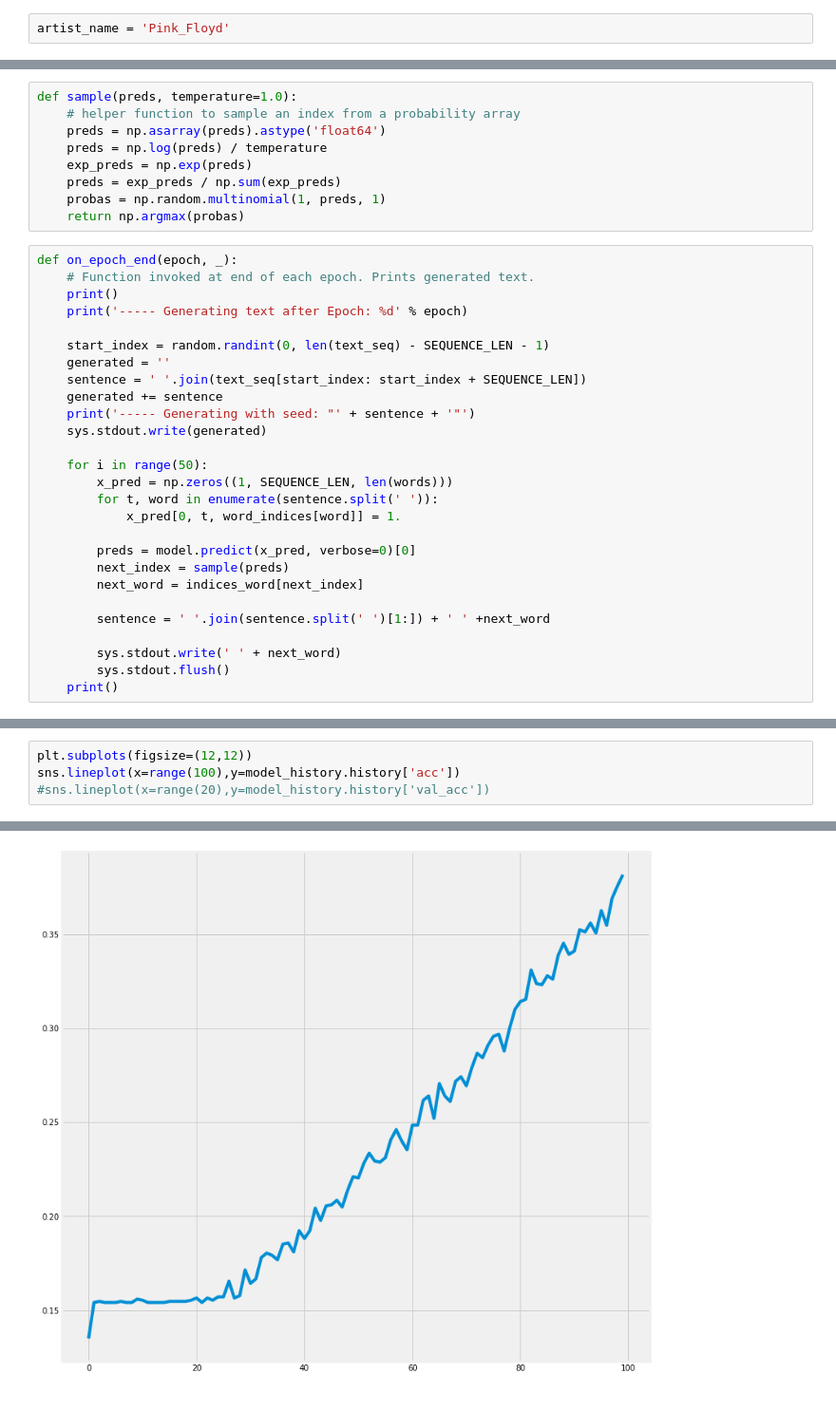
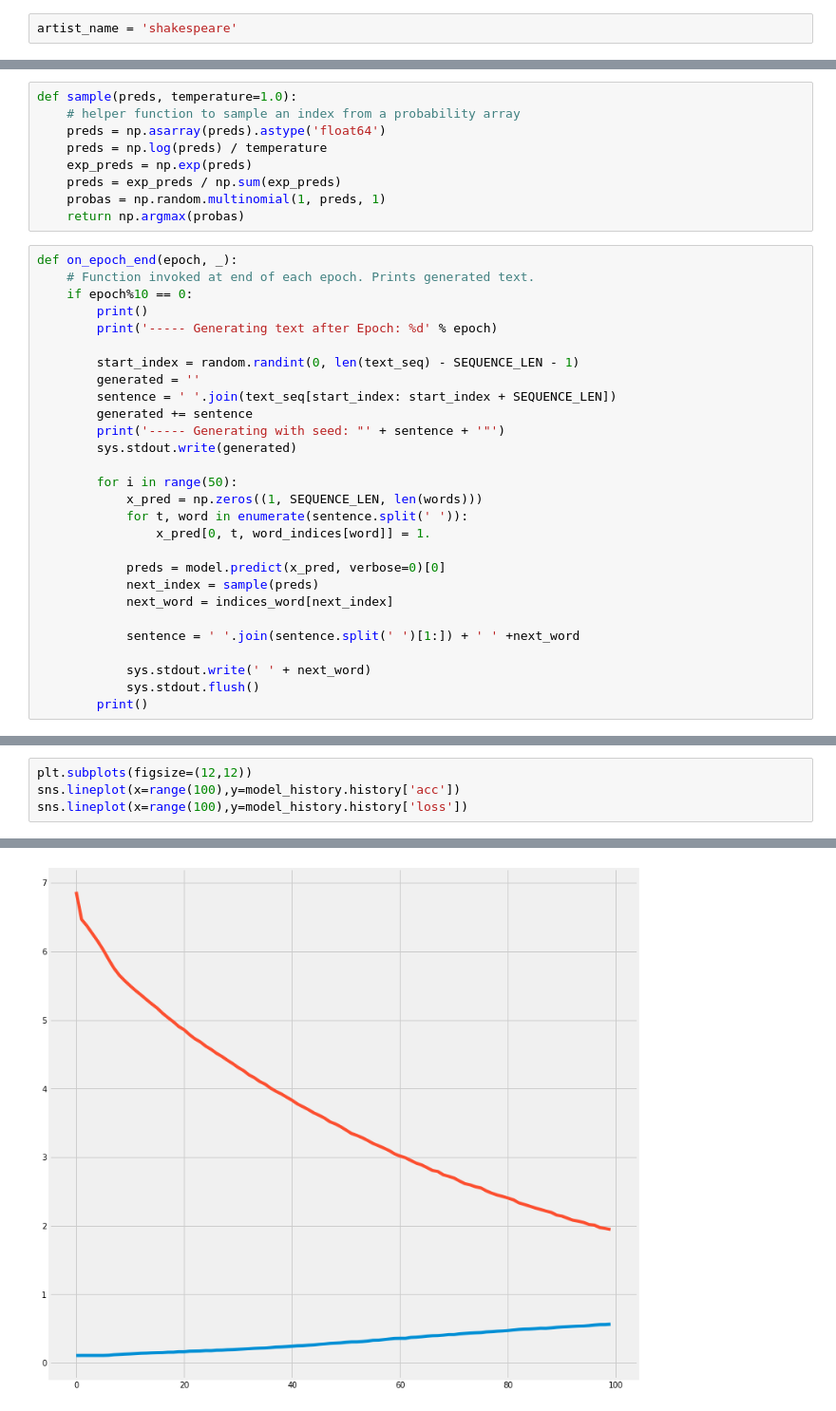
Before and after one commit to Pradhy729/Rap-generator, a Jupyter notebook: Song generator.ipynb, the cells around one changed output, grey strips where cells are left out. Shown at 95% size. Saved outputs shown, nothing was run; the diff lists cells and outputs as text.

Commit message:
Improved model for shakespeare sonnet corpus.
Plotting loss and accurac curves with epoch.

```diff
--- a/Song generator.ipynb
+++ b/Song generator.ipynb
@@ -82,7 +82,7 @@ def create_corpus(artist_name):
     with open(artist_name+"_corpus.txt", "w") as text_file:
         text_file.write(corpus)
 # %%
-artist_name = 'Pink_Floyd'
+artist_name = 'shakespeare'
 # %%
 def get_corpus_sequence(artist_name):
     from pathlib import Path
@@ -226,30 +210,31 @@ def sample(preds, temperature=1.0):
 # %%
 def on_epoch_end(epoch, _):
     # Function invoked at end of each epoch. Prints generated text.
-    print()
-    print('----- Generating text after Epoch: %d' % epoch)
+    if epoch%10 == 0:
+        print()
+        print('----- Generating text after Epoch: %d' % epoch)
 
-    start_index = random.randint(0, len(text_seq) - SEQUENCE_LEN - 1)
-    generated = ''
-    sentence = ' '.join(text_seq[start_index: start_index + SEQUENCE_LEN])
-    generated += sentence
-    print('----- Generating with seed: "' + sentence + '"')
-    sys.stdout.write(generated)
+        start_index = random.randint(0, len(text_seq) - SEQUENCE_LEN - 1)
+        generated = ''
+        sentence = ' '.join(text_seq[start_index: start_index + SEQUENCE_LEN])
+        generated += sentence
+        print('----- Generating with seed: "' + sentence + '"')
+        sys.stdout.write(generated)
 
-    for i in range(50):
-        x_pred = np.zeros((1, SEQUENCE_LEN, len(words)))
-        for t, word in enumerate(sentence.split(' ')):
-            x_pred[0, t, word_indices[word]] = 1.
+        for i in range(50):
+            x_pred = np.zeros((1, SEQUENCE_LEN, len(words)))
+            for t, word in enumerate(sentence.split(' ')):
+                x_pred[0, t, word_indices[word]] = 1.
 
-        preds = model.predict(x_pred, verbose=0)[0]
-        next_index = sample(preds)
-        next_word = indices_word[next_index]
+            preds = model.predict(x_pred, verbose=0)[0]
+            next_index = sample(preds)
+            next_word = indices_word[next_index]
 
-        sentence = ' '.join(sentence.split(' ')[1:]) + ' ' +next_word
+            sentence = ' '.join(sentence.split(' ')[1:]) + ' ' +next_word
 
-        sys.stdout.write(' ' + next_word)
-        sys.stdout.flush()
-    print()
+            sys.stdout.write(' ' + next_word)
+            sys.stdout.flush()
+        print()
 # %%
 print_callback = LambdaCallback(on_epoch_end=on_epoch_end)
 model_history = model.fit(x,y,batch_size=64,epochs=100,callbacks=[print_callback])
@@ -274,7 +259,7 @@ Epoch 2/100
 # %%
 plt.subplots(figsize=(12,12))
 sns.lineplot(x=range(100),y=model_history.history['acc'])
-#sns.lineplot(x=range(20),y=model_history.history['val_acc'])
+sns.lineplot(x=range(100),y=model_history.history['loss'])
 # %% [output]
 <matplotlib.axes._subplots.AxesSubplot at 0x...>
-[figure, old version]
+[figure, new version]
```
Also changed, not shown: parts of 8 cells of this notebook.
